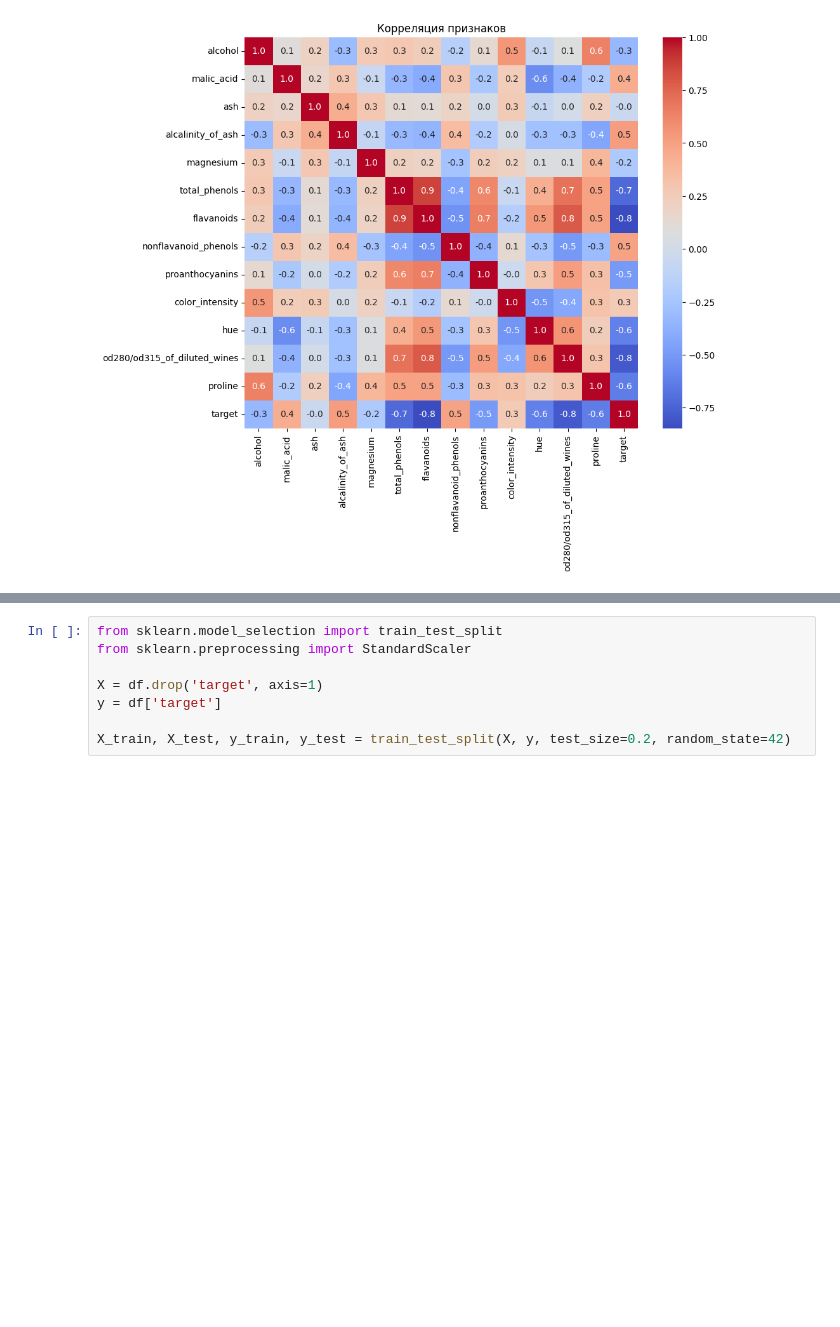
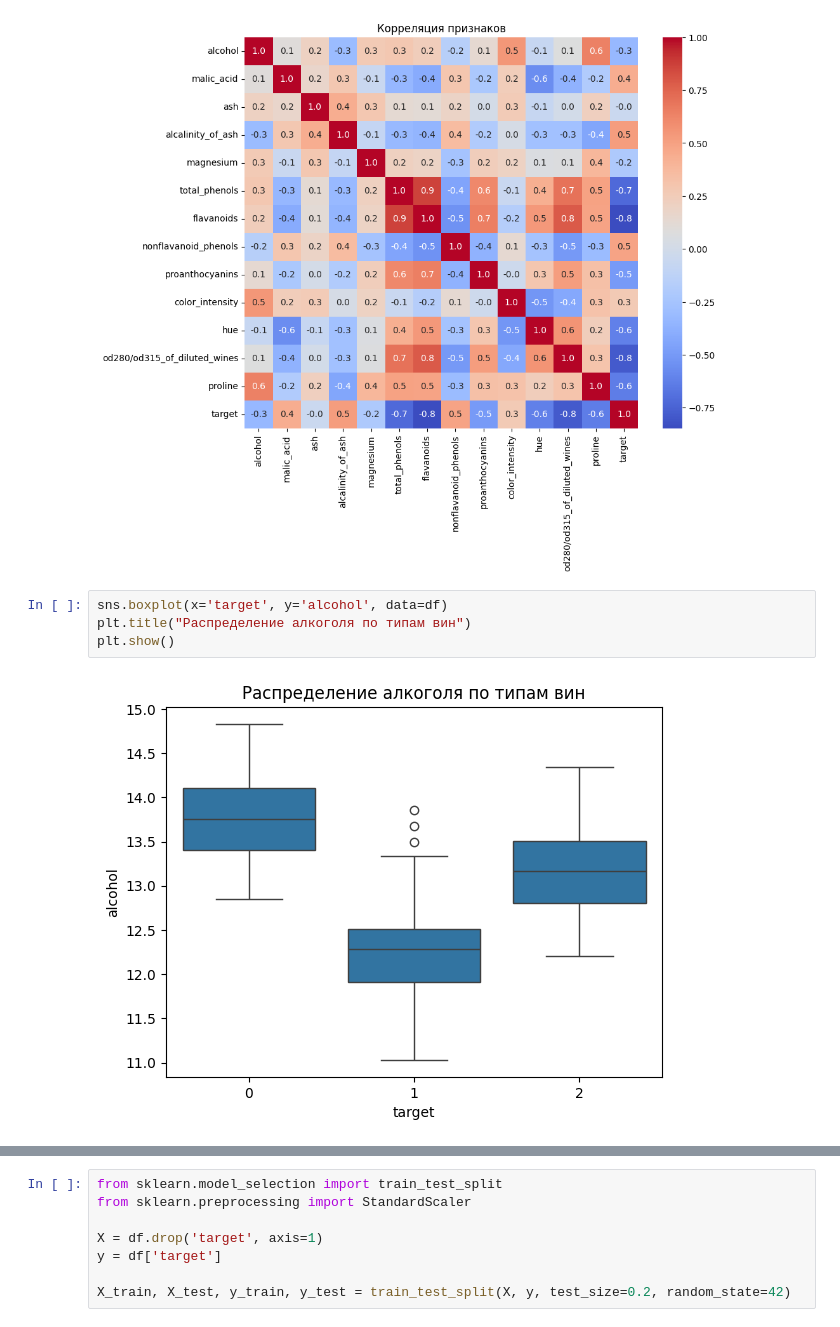
Before and after one commit to Baikadamov/Linear-Regression-kNN, a Jupyter notebook: Classification.ipynb, the cells around one changed output, grey strips where cells are left out. Saved outputs shown, nothing was run; the diff lists cells and outputs as text; blank space fills up the shorter version.

```diff
--- a/Classification.ipynb
+++ b/Classification.ipynb
@@ -74,3 +91,9 @@ plt.title("Корреляция признаков")
 plt.show()
 # %% [output]
 [figure]
+# %%
+sns.boxplot(x='target', y='alcohol', data=df)
+plt.title("Распределение алкоголя по типам вин")
+plt.show()
+# %% [output]
+[figure, added]
```
Also changed, not shown: parts of 2 cells of this notebook, 5 other files.
